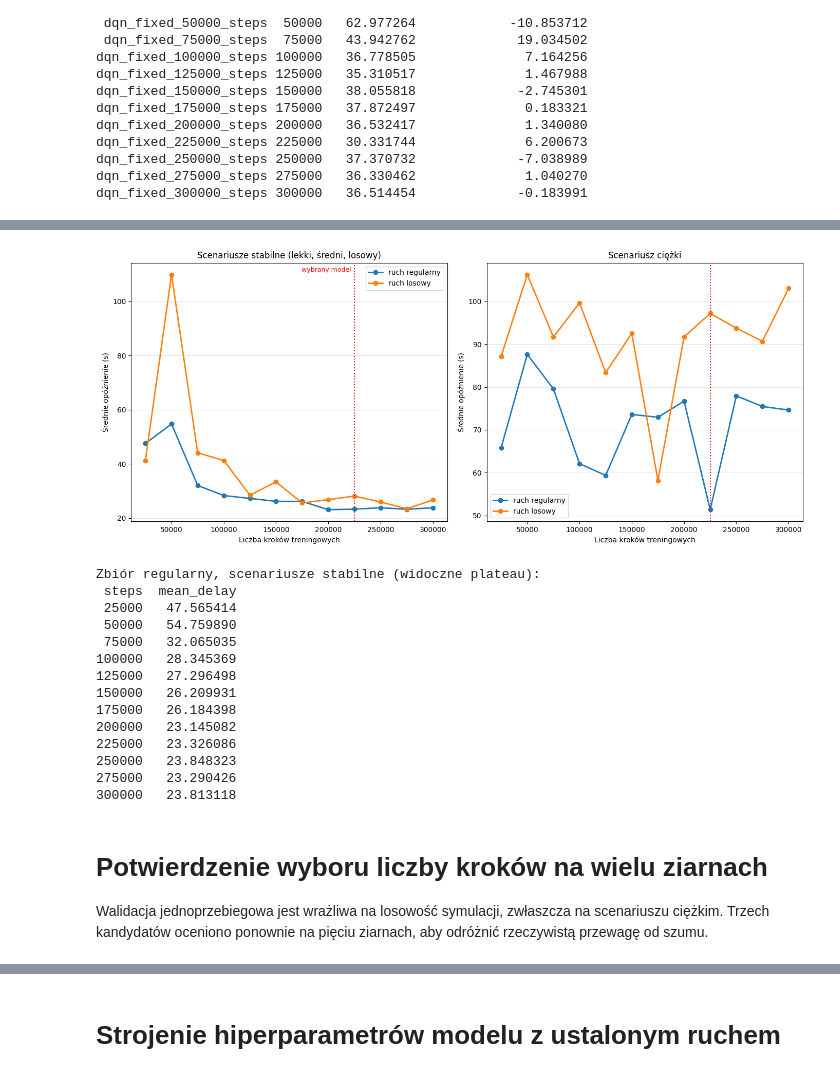
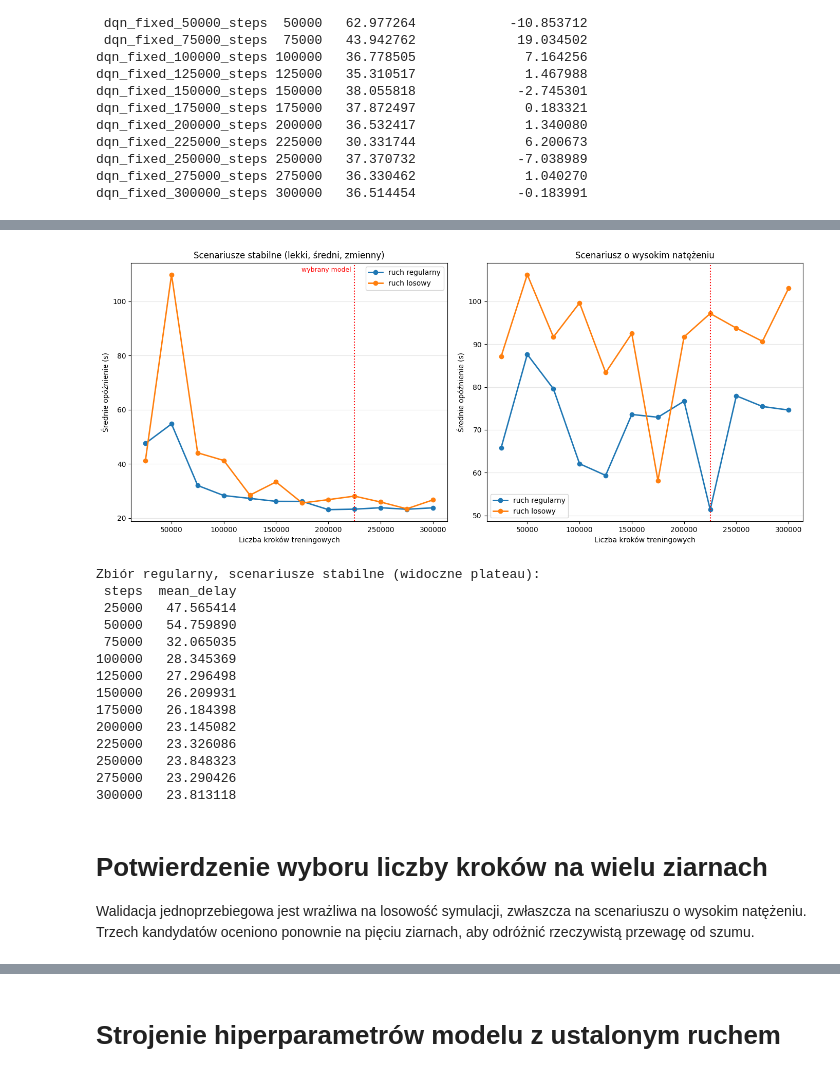
Before and after one commit to Tombiczek/rl-traffic-control-sumo, a Jupyter notebook: data/visualise.ipynb, the cells around one changed output, grey strips where cells are left out. Drawn from its saved outputs; the diff is of its cells as text; code cells hidden in the pictures.

```diff
--- a/data/visualise.ipynb
+++ b/data/visualise.ipynb
@@ -6,18 +6,18 @@ import pandas as pd
 import matplotlib.pyplot as plt
 import seaborn as sns
 
-IMG_DIR = "../docs/tex/img2"
+IMG_DIR = "../docs/tex/img"
 
 ROUTE_LABELS_PL = {
     "light": "lekki",
     "medium": "średni",
-    "heavy": "ciężki",
-    "random": "losowy",
+    "heavy": "wysoki",
+    "random": "zmienny",
 }
-ROUTE_ORDER_PL = ["lekki", "średni", "ciężki", "losowy"]
+ROUTE_ORDER_PL = ["lekki", "średni", "wysoki", "zmienny"]
 
-DEMAND_PL = {"low": "niski", "medium": "średni", "high": "wysoki", "random": "losowy"}
-DEMAND_ORDER_PL = ["niski", "średni", "wysoki", "losowy"]
+DEMAND_PL = {"low": "lekki", "medium": "średni", "high": "wysoki", "random": "zmienny"}
+DEMAND_ORDER_PL = ["lekki", "średni", "wysoki", "zmienny"]
 
 METHOD_PL = {
     "fixed": "stałoczasowy",
@@ -160,10 +160,10 @@ dqn_random_250000_steps 250000   42.913298              2.482372
 dqn_random_275000_steps 275000   40.262390              2.650907
 dqn_random_300000_steps 300000   45.804975             -5.542585
 # %%
-# Scenariusze stabilne a scenariusz ciężki
-# Uśrednianie wszystkich czterech tras zaciera plateau, bo scenariusz ciężki ma
+# Scenariusze stabilne a scenariusz o wysokim natężeniu
+# Uśrednianie wszystkich czterech tras zaciera plateau, bo scenariusz o wysokim natężeniu ma
 # wartości kilkukrotnie większe i zdominowałby średnią.
-STABILNE = ["lekki", "średni", "losowy"]
+STABILNE = ["lekki", "średni", "zmienny"]
 
 fig, axes = plt.subplots(1, 2, figsize=(14, 6), sharex=True)
 TYPY = [("fixed", "ruch regularny"), ("random", "ruch losowy")]
@@ -173,39 +173,39 @@ for traffic_type, opis in TYPY:
     if sub.empty:
         continue
     stab = (
         sub[sub["route_label"].isin(STABILNE)]
         .groupby("steps", as_index=False)["mean_delay"].mean().sort_values("steps")
     )
-    ciezki = (
-        sub[sub["route_label"] == "ciężki"]
+    wysoki = (
+        sub[sub["route_label"] == "wysoki"]
         .groupby("steps", as_index=False)["mean_delay"].mean().sort_values("steps")
     )
     axes[0].plot(stab["steps"], stab["mean_delay"], marker="o", linewidth=2, label=opis)
-    axes[1].plot(ciezki["steps"], ciezki["mean_delay"], marker="o", linewidth=2, label=opis)
+    axes[1].plot(wysoki["steps"], wysoki["mean_delay"], marker="o", linewidth=2, label=opis)
 
-axes[0].set_title("Scenariusze stabilne (lekki, średni, losowy)")
-axes[1].set_title("Scenariusz ciężki")
+axes[0].set_title("Scenariusze stabilne (lekki, średni, zmienny)")
+axes[1].set_title("Scenariusz o wysokim natężeniu")
 for ax in axes:
     ax.set_xlabel("Liczba kroków treningowych")
     ax.set_ylabel("Średnie opóźnienie (s)")
     ax.grid(axis="y", alpha=0.3)
     ax.legend()
     ax.axvline(225_000, color="red", linestyle=":", linewidth=1.5)
 
 axes[0].annotate("wybrany model", xy=(225_000, axes[0].get_ylim()[1]), xytext=(-5, -12),
                  textcoords="offset points", ha="right", color="red", fontsize=9)
 plt.tight_layout()
 plt.savefig(f"{IMG_DIR}/validate_steps_stabilne_vs_ciezki.png", dpi=150)
 plt.show()
 
 print("Zbiór regularny, scenariusze stabilne (widoczne plateau):")
 stab_fixed = (
     df[(df["traffic_type"] == "fixed") & df["route_label"].isin(STABILNE)]
     .groupby("steps", as_index=False)["mean_delay"].mean().sort_values("steps")
 )
 print(stab_fixed.to_string(index=False))
 # %% [output]
-[figure, old version]
+[figure, new version]
 Zbiór regularny, scenariusze stabilne (widoczne plateau):
  steps  mean_delay
  25000   47.565414
@@ -223,7 +223,7 @@ Zbiór regularny, scenariusze stabilne (widoczne plateau):
 # %% [markdown]
 # Potwierdzenie wyboru liczby kroków na wielu ziarnach
 
-Walidacja jednoprzebiegowa jest wrażliwa na losowość symulacji, zwłaszcza na scenariuszu ciężkim.
+Walidacja jednoprzebiegowa jest wrażliwa na losowość symulacji, zwłaszcza na scenariuszu o wysokim natężeniu.
 Trzech kandydatów oceniono ponownie na pięciu ziarnach, aby odróżnić rzeczywistą przewagę od szumu.
 # %%
 # Walidacja wieloziarnowa kandydatów na model końcowy
```
Also changed, not shown: parts of 5 cells of this notebook, 15 other files.
